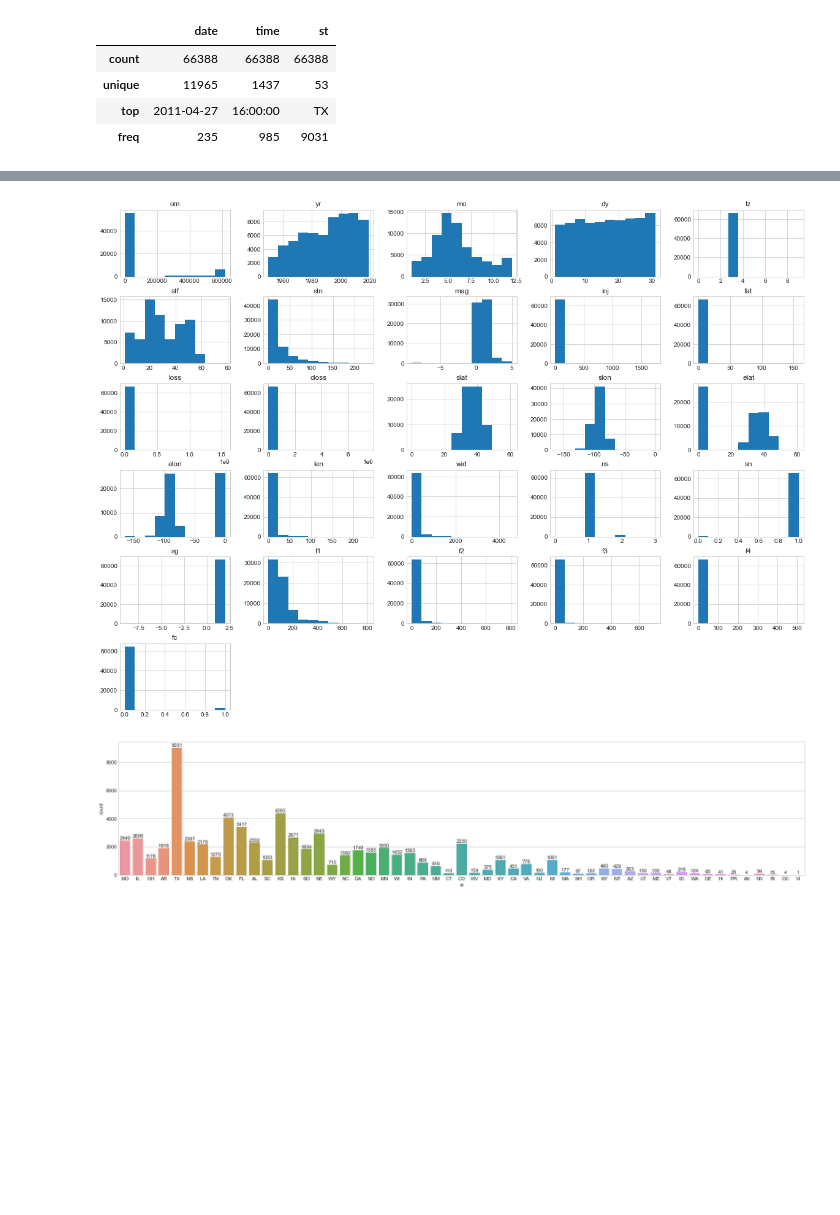
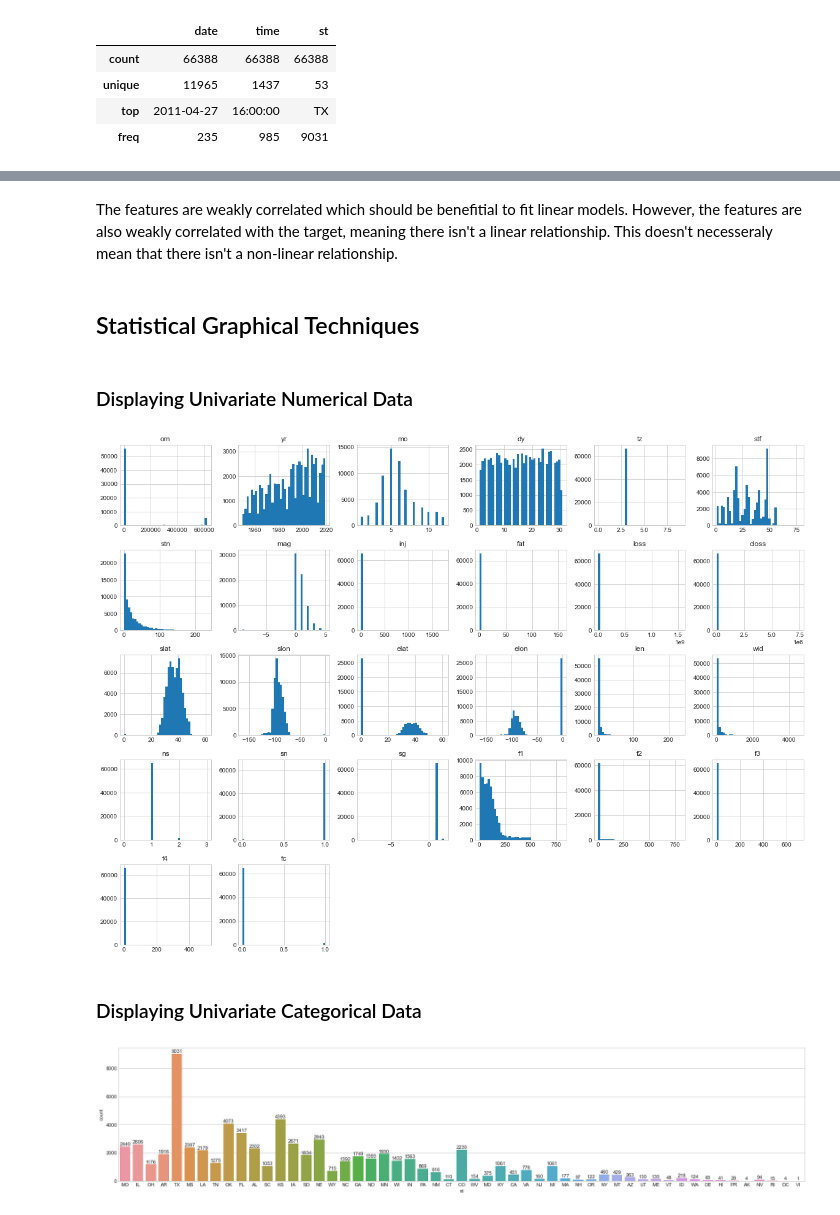
Before and after one commit to djosifovski/Tornado-Magnitude-Prediction, a Jupyter notebook: Tornado-Magnitude-Prediction.ipynb, the cells around one changed output, grey strips where cells are left out. Drawn from its saved outputs; the diff is of its cells as text; code cells hidden in the pictures; blank space fills up the shorter version.

Commit message:
Improve performance of models

```diff
--- a/Tornado-Magnitude-Prediction.ipynb
+++ b/Tornado-Magnitude-Prediction.ipynb
@@ -128,8 +206,16 @@ tornado.describe(include=np.object)
+# %% [markdown]
+The features are weakly correlated which should be benefitial to fit linear models. However, the features are also weakly correlated with the target, meaning there isn't a linear relationship. This doesn't necesseraly mean that there isn't a non-linear relationship.
+# %% [markdown]
+## Statistical Graphical Techniques
+# %% [markdown]
+### Displaying Univariate Numerical Data
 # %%
-tornado.hist(figsize=(20,15))
+tornado.hist(figsize=(20,15), layout=(5,6), bins=40)
 plt.show()
 # %% [output]
-[figure, old version]
+[figure, new version]
+# %% [markdown]
+### Displaying Univariate Categorical Data
 # %%
 fig = plt.figure(figsize=(25, 5), dpi=80)
 ax = sns.countplot(x='st', data=tornado)
```
Also changed, not shown: parts of 46 cells of this notebook.
